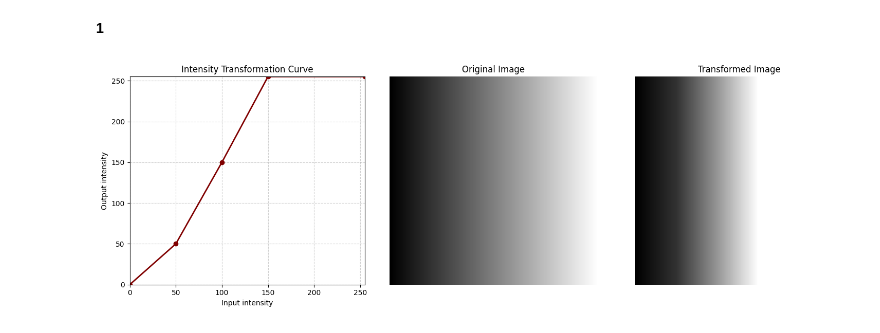
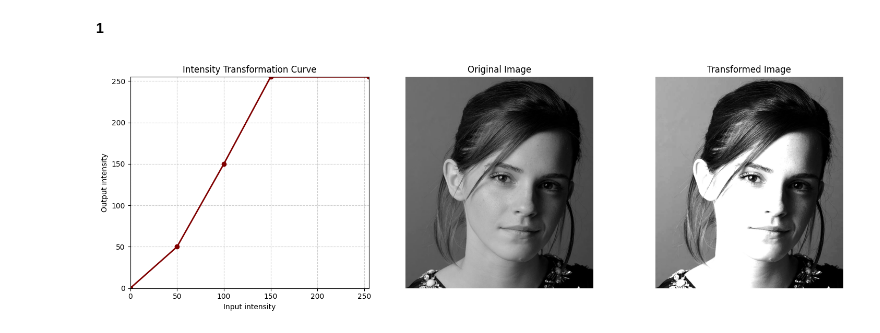
Before and after one commit to NisalJayaweera/EN3160-Assignment-1-on-Intensity-Transformations-and-Neighborhood-Filtering, a Jupyter notebook: Intensity_Transformation_Assignment.ipynb, the cells around one changed output. Cells and saved outputs as stored; diff of their text form; code cells hidden in the pictures.

```diff
--- a/Intensity_Transformation_Assignment.ipynb
+++ b/Intensity_Transformation_Assignment.ipynb
@@ -34,13 +34,13 @@ def intensity_transform(im, breakpoints):
 
     return np.clip(out, 0, 255).astype(np.uint8)
 
-image_path = 'image.jpg'
-try:
-    original_im = rgb2gray(imread(image_path))
-    original_im = img_as_ubyte(original_im)
-except FileNotFoundError:
+image_path = '/images/q1.jpeg'
+#try:
+original_im = rgb2gray(imread(image_path))
+original_im = img_as_ubyte(original_im)
+#except FileNotFoundError:
 
-    original_im = np.tile(np.linspace(0, 255, 256, dtype=np.uint8), (256, 1))
+    #original_im = np.tile(np.linspace(0, 255, 256, dtype=np.uint8), (256, 1))
 
 breakpoints = np.array([
     [0, 0],
@@ -48,31 +48,31 @@ breakpoints = np.array([
     [100, 150],
     [150, 255],
     [255, 255]
 ])
 
 transformed_im = intensity_transform(original_im, breakpoints)
 
 fig, axes = plt.subplots(1, 3, figsize=(15, 5))
 
 xp = breakpoints[:, 0]
 fp = breakpoints[:, 1]
 axes[0].plot(xp, fp, color='maroon', linewidth=2, marker='o')
 axes[0].set_title('Intensity Transformation Curve')
 axes[0].set_xlabel('Input intensity')
 axes[0].set_ylabel('Output intensity')
 axes[0].set_xlim([0, 255])
 axes[0].set_ylim([0, 255])
 axes[0].grid(True, linestyle='--', alpha=0.6)
 
 axes[1].imshow(original_im, cmap='gray', vmin=0, vmax=255)
 axes[1].set_title('Original Image')
 axes[1].axis('off')
 
 axes[2].imshow(transformed_im, cmap='gray', vmin=0, vmax=255)
 axes[2].set_title('Transformed Image')
 axes[2].axis('off')
 
 plt.tight_layout()
 plt.show()
 # %% [output]
-[figure, old version]
+[figure, new version]
```
